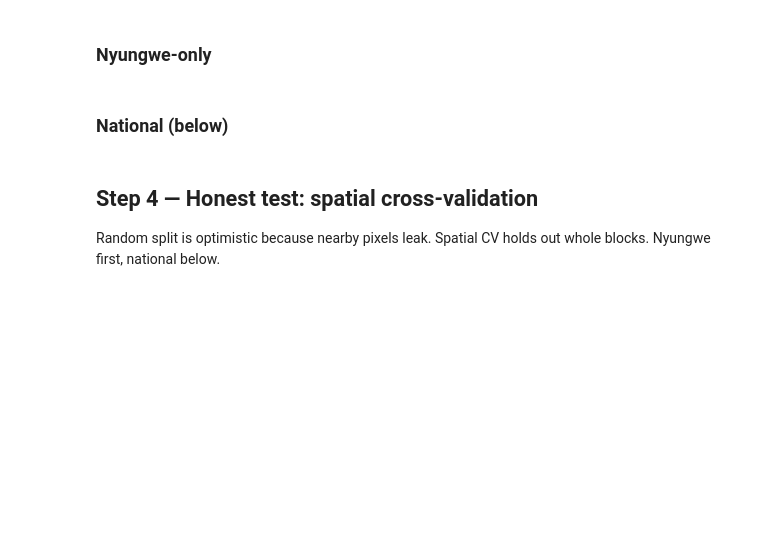
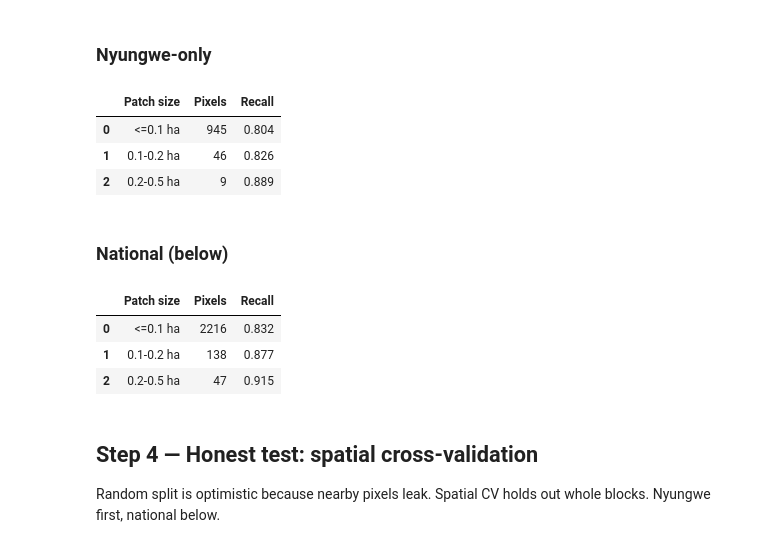
Before and after one commit to izerekerie/shishoza_ml_project, a Jupyter notebook: notebooks/06_National_Extension.ipynb, the cells around one changed output. Cells and saved outputs as stored; diff of their text form; code cells hidden in the pictures; blank space fills up the shorter version.

```diff
--- a/notebooks/06_National_Extension.ipynb
+++ b/notebooks/06_National_Extension.ipynb
@@ -49,0 +58,29 @@ print('Spatial block CV (10 KMeans blocks → GroupKFold 5-split) is the headlin
+# %%
+all_cols = national.columns.tolist()
+
+# Experiment A — Sentinel-2 optical only
+exp_A = [c for c in all_cols if any(x in c for x in [
+    'NDVI','EVI','SWIR','NBR','RED','GREEN','NIR'
+]) and 'label' not in c]
+
+# Experiment B — Sentinel-2 + terrain
+exp_B = exp_A + [c for c in all_cols if c in ['elevation','slope','aspect']]
+
+# Experiment C — Sentinel-2 + radar
+exp_C = exp_A + [c for c in all_cols if any(x in c for x in ['VH','VV','ratio'])]
+
+# Experiment D — All combined
+exp_D = exp_A + [
+    c for c in all_cols if any(x in c for x in
+    ['elevation','slope','aspect','VH','VV','ratio'])
+]
+
+experiments = {
+    'A — Optical only (S2)':        exp_A,
+    'B — Optical + Terrain':         exp_B,
+    'C — Optical + Radar (S1)':     exp_C,
+    'D — All combined (S2+S1+SRTM)': exp_D,
+}
+
+for name, cols in experiments.items():
+    print(f'{name}: {len(cols)} features')
@@ -232,12 +400,21 @@ nat_coords = np.column_stack([
 # %% [markdown]
 ### Nyungwe-only
 # %%
-patch_recall(nyu, nyu_coords, 'Nyungwe')
+patch_recall(nyungwe, nyungwe_coords)
+# %% [output]
+|  | Patch size | Pixels | Recall |
+| 0 | <=0.1 ha | 945 | 0.804 |
+| 1 | 0.1-0.2 ha | 46 | 0.826 |
+| 2 | 0.2-0.5 ha | 9 | 0.889 |
 # %% [markdown]
 ### National (below)
 # %%
-patch_recall(nat, nat_coords, 'National')
-# Note: Notebook 08 uses real Hansen connected-component sizes — cite those numbers in the dissertation.
+patch_recall(national, national_coords)
+# %% [output]
+|  | Patch size | Pixels | Recall |
+| 0 | <=0.1 ha | 2216 | 0.832 |
+| 1 | 0.1-0.2 ha | 138 | 0.877 |
+| 2 | 0.2-0.5 ha | 47 | 0.915 |
 # %% [markdown]
 ## Step 4 — Honest test: spatial cross-validation
 
```
Also changed, not shown: parts of 10 cells of this notebook, 3 other files.
